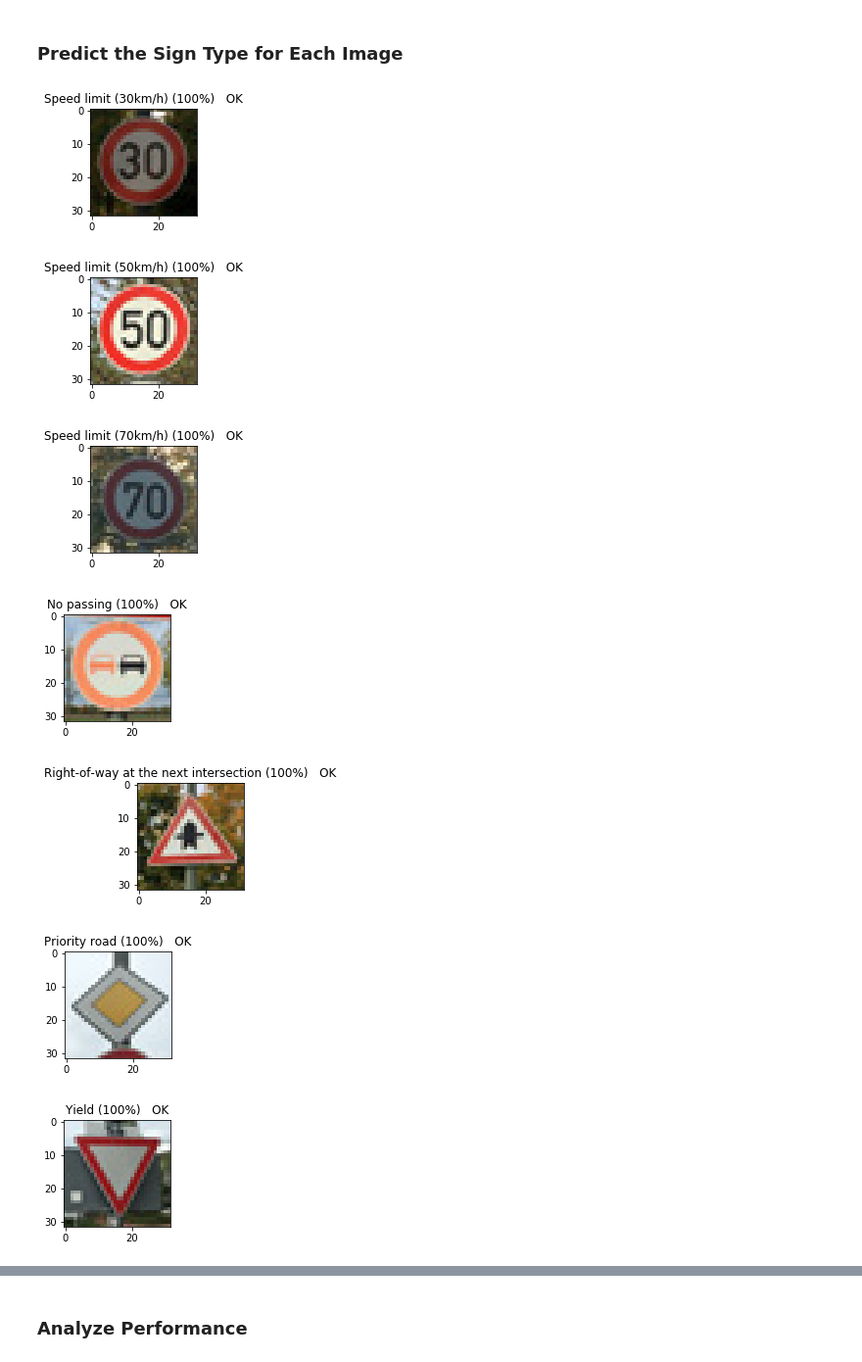
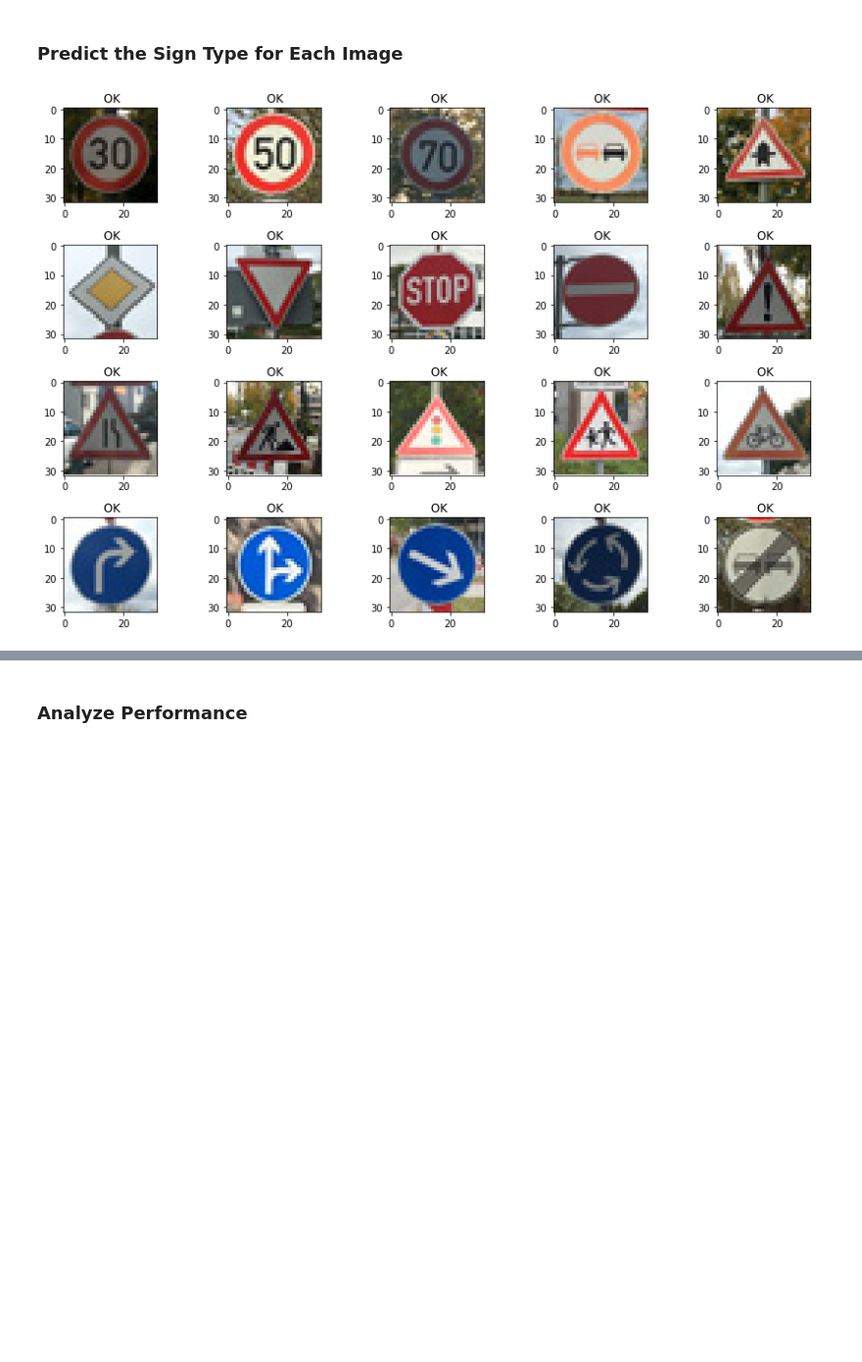
Before and after one commit to cazacov/CarND-Traffic-Sign-Classifier-Project, a Jupyter notebook: Traffic_Sign_Classifier.ipynb, the cells around one changed output, grey strips where cells are left out. Shown: that part at 98% size. Cells and saved outputs as stored; diff of their text form; code cells hidden in the pictures; blank space fills up the shorter version.

```diff
--- a/Traffic_Sign_Classifier.ipynb
+++ b/Traffic_Sign_Classifier.ipynb
@@ -613,16 +562,24 @@ import cv2
 imagelist = [['1.jpg', 1], ['2.jpg', 2], ['4.jpg', 4], ['9.jpg', 9], ['11.jpg', 11], ['12.jpg', 12], ['13.jpg', 13], ['14.jpg', 14], ['17.jpg', 17], ['18.jpg', 18],
             ['24.jpg', 24], ['25.jpg', 25], ['26.jpg', 26], ['28.jpg', 28], ['29.jpg', 29], ['33.jpg', 33], ['36.jpg', 36], ['38.jpg', 38], ['40.jpg', 40], ['41.jpg', 41]]
 
-index = 0
 real_images = np.empty((len(imagelist), 32, 32, 3), dtype = np.uint8)
 real_labels = np.empty(len(imagelist), dtype = np.int32)
 
+plt.rcParams["figure.figsize"] = [12, 8]
+f, axarr = plt.subplots(4,5)
+
+index = 0
 for filename, label in imagelist:
+    row = index // 5
+    col = index % 5
     image = mpimg.imread('./sample-signs/' + filename)
-    plt.imshow(image)
-    plt.title(label_names[label])
-    plt.show()
+    axarr[row, col].imshow(image)
+    axarr[row, col].set_title(label_names[label])
     real_images[index,:,:,:] = image
     real_labels[index] = label
     index += 1
+
+plt.tight_layout()
+
+plt.show()
 # %% [output]
@@ -653,43 +598,43 @@ batch_size = 1
 
 real_x = preprocess(real_images)
 real_y = one_hot_encode(real_labels)
 save_model_path = './session/traffic_sign'
 
 session = tf.Session()
 init = tf.global_variables_initializer()
 session.run(init)
 saver.restore(session, save_model_path)
 
 top_n_predictions = 5
 
 real_predictions = session.run(
         tf.nn.top_k(tf.nn.softmax(logits), top_n_predictions),
         feed_dict={x: real_x, y: real_y, keep_prob: 1.0}
     )
 
+plt.rcParams["figure.figsize"] = [12, 8]
+f, axarr = plt.subplots(4,5)
+
 correct_predictions = 0
-
-plt.rcParams["figure.figsize"] = [2, 2]
-
 for image_i, (image, label_id, pred_indicies, pred_values) in enumerate(
     zip(real_images, real_labels, real_predictions.indices, real_predictions.values)):
+
+    row = image_i // 5
+    col = image_i % 5
 
     pred_label_id = pred_indicies[0]
     pred_value = pred_values[0]
     if pred_label_id == label_id:
         correct_predictions += 1
         result = " OK"
     else:
         result = " ERROR!"
 
-    plt.imshow(image)
-    plt.title("%s (%3.0f%%)  %s" % (label_names[pred_label_id], pred_value * 100, result))
-    plt.show()
+    axarr[row, col].imshow(image)
+    axarr[row, col].set_title(result)
+    #axarr[row, col].set_title("%s (%3.0f%%)  %s" % (label_names[pred_label_id], pred_value * 100, result))
+
+plt.tight_layout()
+plt.show()
 # %% [output]
-[figure, old version]
+[figure, new version]
-[figure, removed]
-[figure, removed]
-[figure, removed]
-[figure, removed]
-[figure, removed]
-[figure, removed]
```
Also changed, not shown: parts of 12 cells of this notebook.
